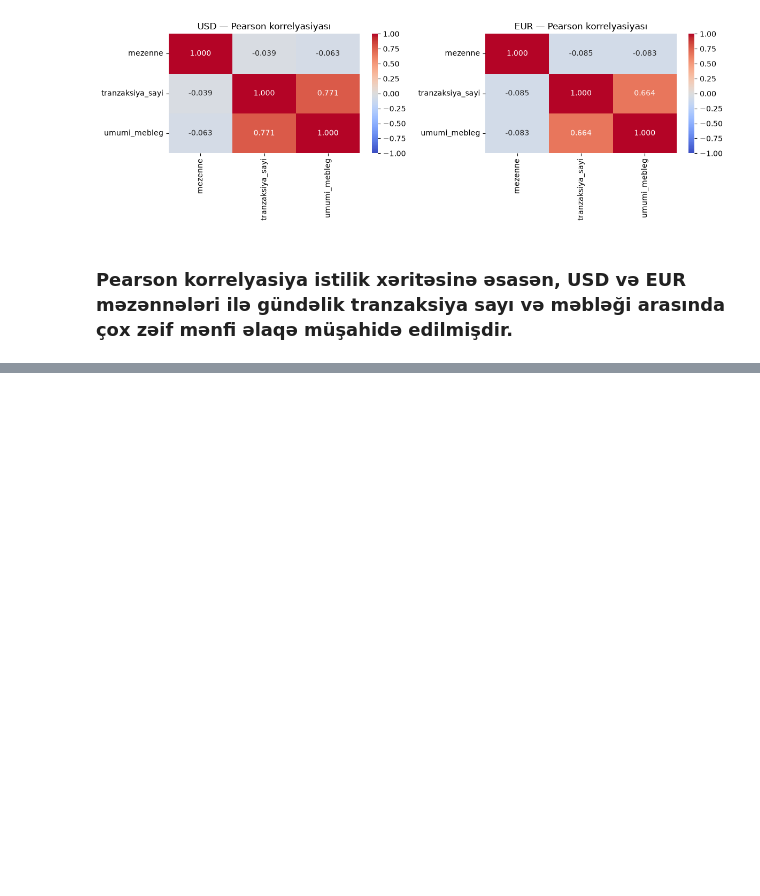
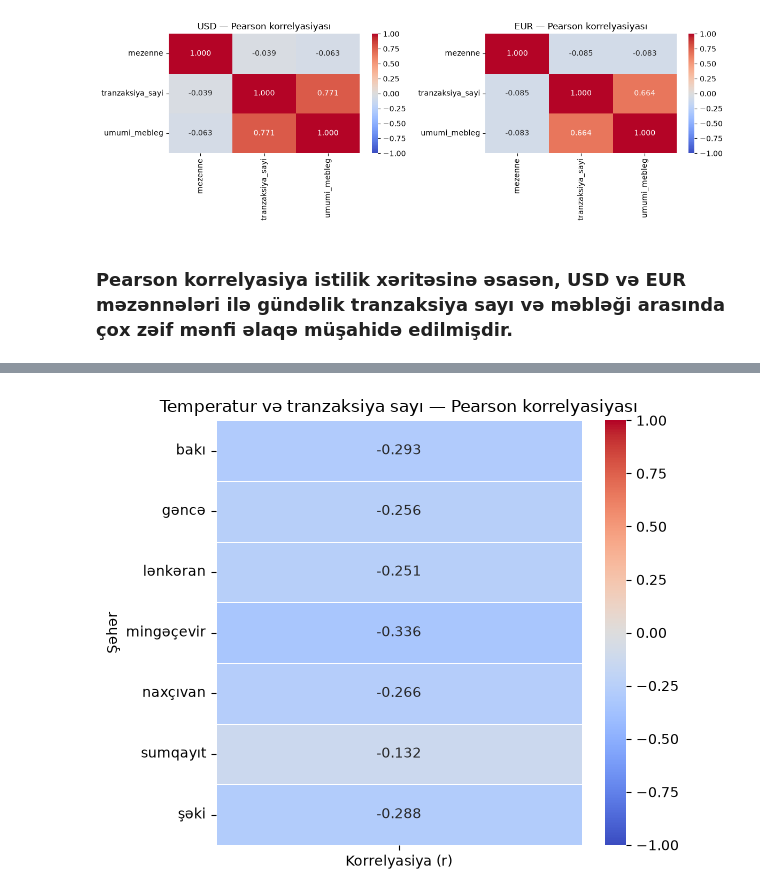
Before and after one commit to mashadiyevasabina/Bank_Analysis, a Jupyter notebook: notebooks/3_Gold/06_Statistics_EDA.ipynb, the cells around one changed output, grey strips where cells are left out. Saved outputs shown, nothing was run; the diff lists cells and outputs as text; code cells hidden in the pictures; blank space fills up the shorter version.

```diff
--- a/notebooks/3_Gold/06_Statistics_EDA.ipynb
+++ b/notebooks/3_Gold/06_Statistics_EDA.ipynb
@@ -745,0 +891,17 @@ plt.show()
+# %%
+from scipy.stats import pearsonr
+
+neticeler = []
+
+for seher, data in temp_df.groupby("city"):
+    r, p = pearsonr(data["temperatur"], data["tranzaksiya_sayi"])
+
+    neticeler.append({
+        "Şəhər": seher,
+        "Korrelyasiya (r)": round(r, 3),
+        "P-dəyəri": round(p, 4)
+    })
+
+corr_df = pd.DataFrame(neticeler)
+
+display(corr_df)
@@ -745,0 +917,21 @@ plt.show()
+# %%
+plt.figure(figsize=(6, 5))
+
+sns.heatmap(
+    corr_df.set_index("Şəhər")[["Korrelyasiya (r)"]],
+    annot=True,
+    fmt=".3f",
+    cmap="coolwarm",
+    vmin=-1,
+    vmax=1,
+    linewidths=0.5
+)
+
+plt.title("Temperatur və tranzaksiya sayı — Pearson korrelyasiyası")
+plt.xlabel("")
+plt.ylabel("Şəhər")
+
+plt.tight_layout()
+plt.show()
+# %% [output]
+[figure, added]
```
Also changed, not shown: parts of 12 cells of this notebook.
